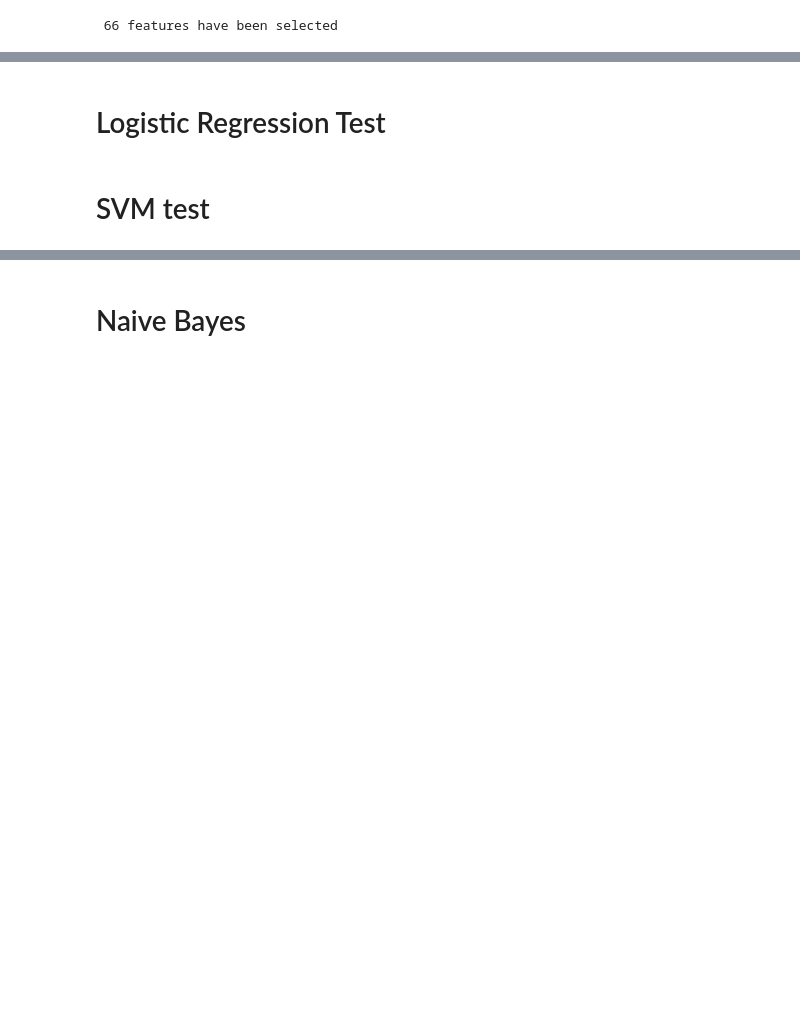
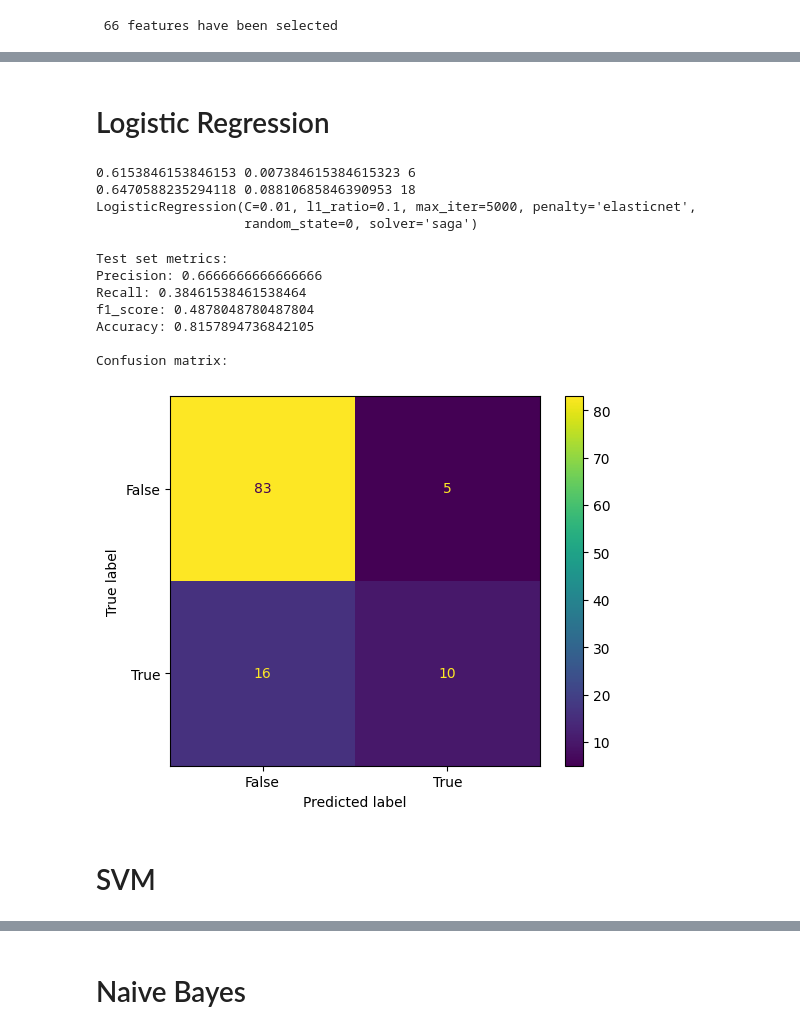
Before and after one commit to asideras/MSc-in-AI-Demokritos-Machine-Learning-Course, a Jupyter notebook: notebooks/murmur_classification.ipynb, the cells around one changed output, grey strips where cells are left out. Cells and saved outputs as stored; diff of their text form; code cells hidden in the pictures; blank space fills up the shorter version.

```diff
--- a/notebooks/murmur_classification.ipynb
+++ b/notebooks/murmur_classification.ipynb
@@ -62,8 +71,59 @@ def print_metrics(y_val,y_pred,f,classifier):
 # %% [markdown]
-# Logistic Regression Test
+# Logistic Regression
-# %%
-clf = LogisticRegression(random_state=0,max_iter=1000).fit(X_train, y_train)
-y_pred = clf.predict(X_val)
-print_metrics(y_val,y_pred,f,"logistic regression")
+# %%
+params = {'penalty' : ['l1', 'l2', 'none','elasticnet'],
+          'C' : [0.01, 0.1, 1, 10, 100, 1000] }
+
+log_reg_models = []
+for p in params['penalty']:
+    for c in params['C']:
+        l1_ratio = 0.1 if p == 'elasticnet' else None
+        clf = LogisticRegression(penalty=p,C=c,random_state=0,max_iter=5000,solver='saga',l1_ratio=l1_ratio).fit(X_train, y_train)
+
+        y_pred_train = clf.predict(X_train)
+        y_pred_val = clf.predict(X_val)
+
+        f1_train = f1_score(y_train,y_pred_train)
+        f1_val = f1_score(y_val,y_pred_val)
+
+        log_reg_models.append((clf,f1_val,abs(f1_val-f1_train)))
+# %%
+for i in range(len(log_reg_models)):
+    if log_reg_models[i][1] > 0.6:
+        print(log_reg_models[i][1],log_reg_models[i][2],i)
+
+model_selected = log_reg_models[18][0]
+print(model_selected)
+# %% [output]
+0.6153846153846153 0.007384615384615323 6
+0.6470588235294118 0.08810685846390953 18
+LogisticRegression(C=0.01, l1_ratio=0.1, max_iter=5000, penalty='elasticnet',
+                   random_state=0, solver='saga')
+# %%
+y_pred_test = model_selected.predict(X_test)
+
+print('Test set metrics:')
+print(f'Precision: {precision_score(y_test,y_pred_test)}')
+print(f'Recall: {recall_score(y_test,y_pred_test)}')
+print(f'f1_score: {f1_score(y_test,y_pred_test)}')
+print(f'Accuracy: {accuracy_score(y_test,y_pred_test)}\n')
+print(f'Confusion matrix:')
+
+cm = confusion_matrix(y_test,y_pred_test)
+cm_display = ConfusionMatrixDisplay(confusion_matrix = cm, display_labels = [False, True])
+
+cm_display.plot()
+plt.show()
+
+print_metrics(y_test,y_pred_test,f,"Logistic Regression")
+# %% [output]
+Test set metrics:
+Precision: 0.6666666666666666
+Recall: 0.38461538461538464
+f1_score: 0.4878048780487804
+Accuracy: 0.8157894736842105
+
+Confusion matrix:
+[figure, added]
 # %% [markdown]
-# SVM test
+# SVM
```
Also changed, not shown: parts of 20 cells of this notebook, 4 other files.
